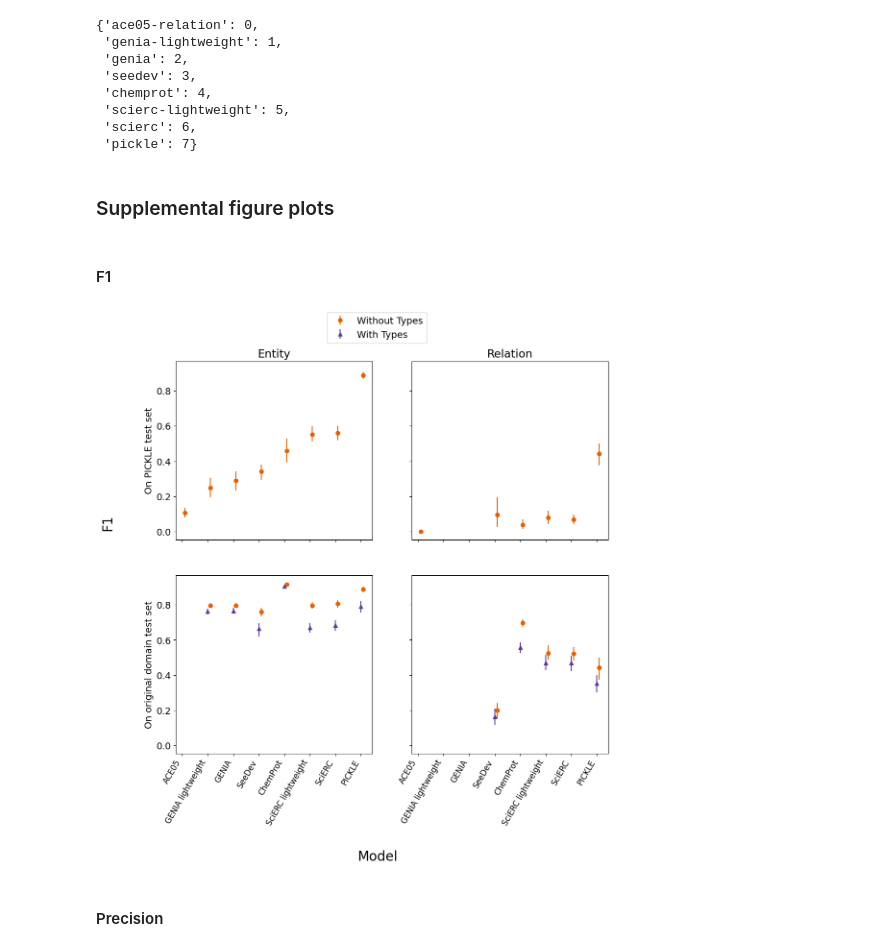
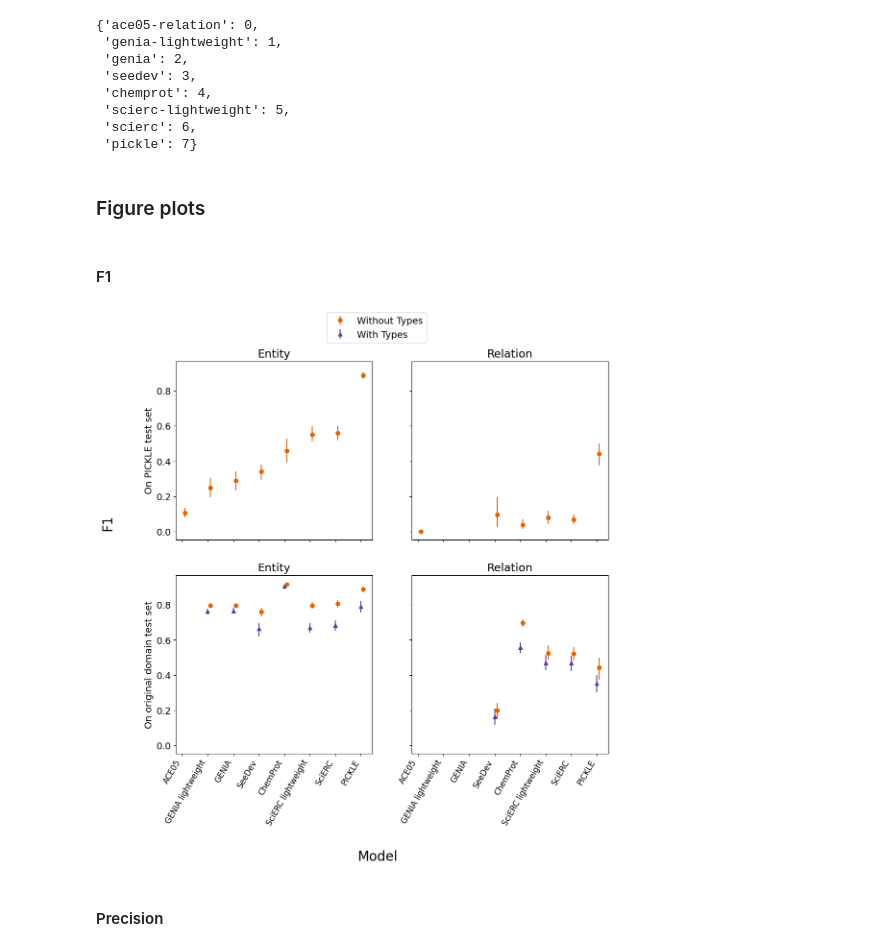
Before and after one commit to ShiuLab/pickle-corpus-code, a Jupyter notebook: jupyter_notebooks/model_performance_figures.ipynb, the cells around one changed output. Drawn from its saved outputs; the diff is of its cells as text; code cells hidden in the pictures.

Commit message:
Make revision changes to figures

```diff
--- a/jupyter_notebooks/model_performance_figures.ipynb
+++ b/jupyter_notebooks/model_performance_figures.ipynb
@@ -190,38 +190,40 @@ label_key = {'chemprot': 'ChemProt',
          'ace05-relation': 'ACE05',
          'seedev': 'SeeDev'}
 # %% [markdown]
-### Supplemental figure plots
+### Figure plots
 # %% [markdown]
 #### F1
 # %%
 fig, axs = plt.subplots(2, 2, figsize=(12,12), sharex=True, sharey=True)
 
 name_x = [label_key[mod] for mod in dygiepp_no_labels_perf["model"]]
 
 axs[0,0].errorbar(x=dygiepp_no_labels_perf["x"] + 0.1, y=dygiepp_no_labels_perf["ent_F1"], yerr=no_lab_pick_ent_CIs, fmt="o", color='#E66100')
 
 axs[0,1].errorbar(x=dygiepp_no_labels_perf["x"] + 0.1, y=dygiepp_no_labels_perf["rel_F1"], yerr=no_lab_pick_rel_CIs, fmt="o", color='#E66100', label='Without Types')
 
 axs[1,0].errorbar(x=original_dom_no_label_eval_dygiepp_all_df["x"] +0.1, y=original_dom_no_label_eval_dygiepp_all_df["ent_F1"], yerr=no_lab_orig_ent_CIs, fmt="o", color='#E66100', label='Without Types')
 axs[1,0].errorbar(x=original_dom_typed_eval_dygiepp_all_df["x"], y=original_dom_typed_eval_dygiepp_all_df["ent_F1"], yerr=lab_orig_ent_CIs, fmt="^", color='#5D3A9B', label='With Types')
 
 axs[1,1].errorbar(x=original_dom_no_label_eval_dygiepp_all_df["x"] +0.1, y=original_dom_no_label_eval_dygiepp_all_df["rel_F1"], yerr=no_lab_orig_rel_CIs, fmt="o", color='#E66100', label='Without Types')
 axs[1,1].errorbar(x=original_dom_typed_eval_dygiepp_all_df["x"], y=original_dom_typed_eval_dygiepp_all_df["rel_F1"], yerr=lab_orig_rel_CIs, fmt="^", color='#5D3A9B', label='With Types')
 
 axs[1,0].set_xticks(dygiepp_no_labels_perf["x"], name_x, size=12, rotation=60, ha='right')
 axs[1,1].set_xticks(dygiepp_no_labels_perf["x"], name_x, size=12, rotation=60, ha='right')
 axs[0,0].set_title('Entity')
 axs[0,1].set_title('Relation')
+axs[1,0].set_title('Entity')
+axs[1,1].set_title('Relation')
 axs[0,0].set_ylabel('On PICKLE test set')
 axs[1,0].set_ylabel('On original domain test set')
 axs[1,0].legend(bbox_to_anchor=(1.3,2.5))
 fig.supxlabel('Model', size=20)
 fig.supylabel('F1', y=0.6,  size=20)
 fig.subplots_adjust(bottom=0.2, left=0.15)
 
 plt.savefig('../data/straying_off_topic_data/model_performance/F1_all_model_dot_plot.png', format='png', dpi=600)
 # %% [output]
-[figure, old version]
+[figure, new version]
 # %% [markdown]
 #### Precision
 # %%
```
Also changed, not shown: parts of 2 cells of this notebook, 2 other files.
